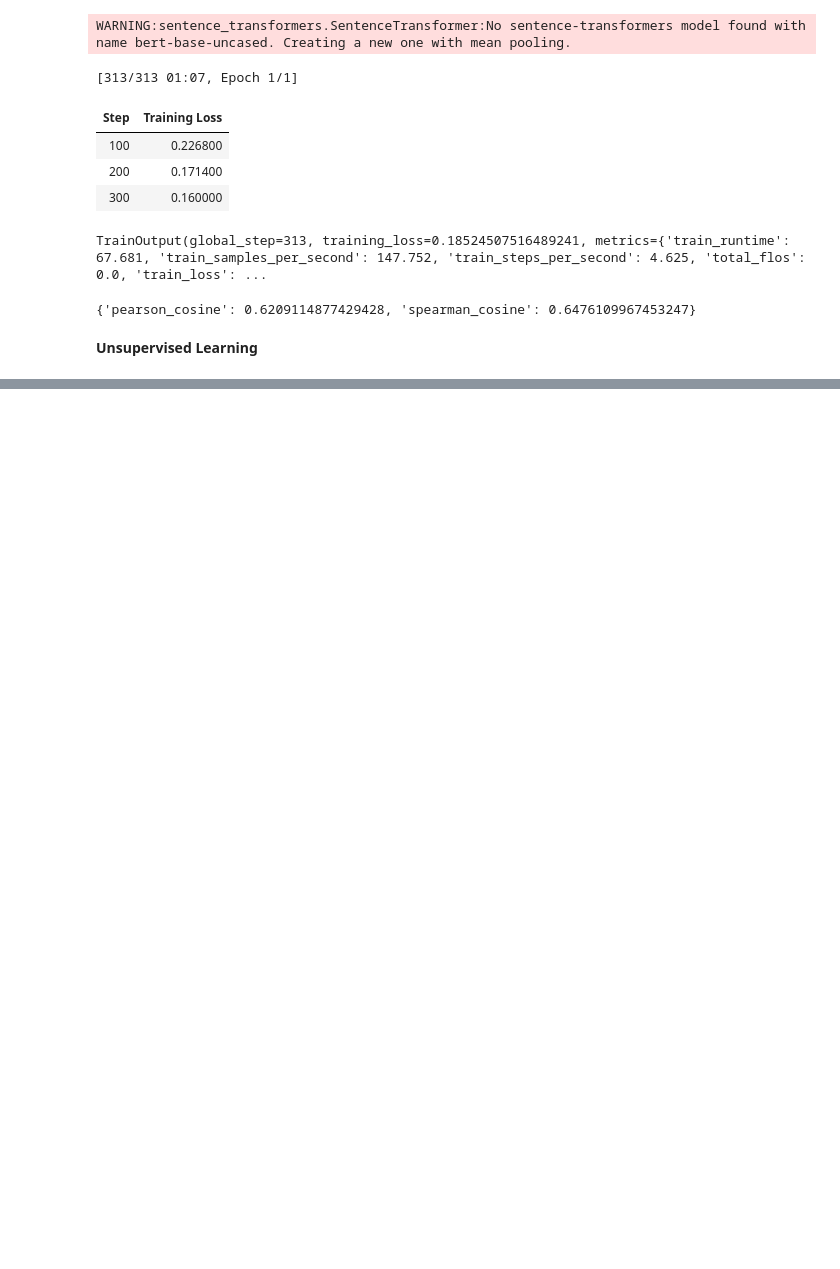
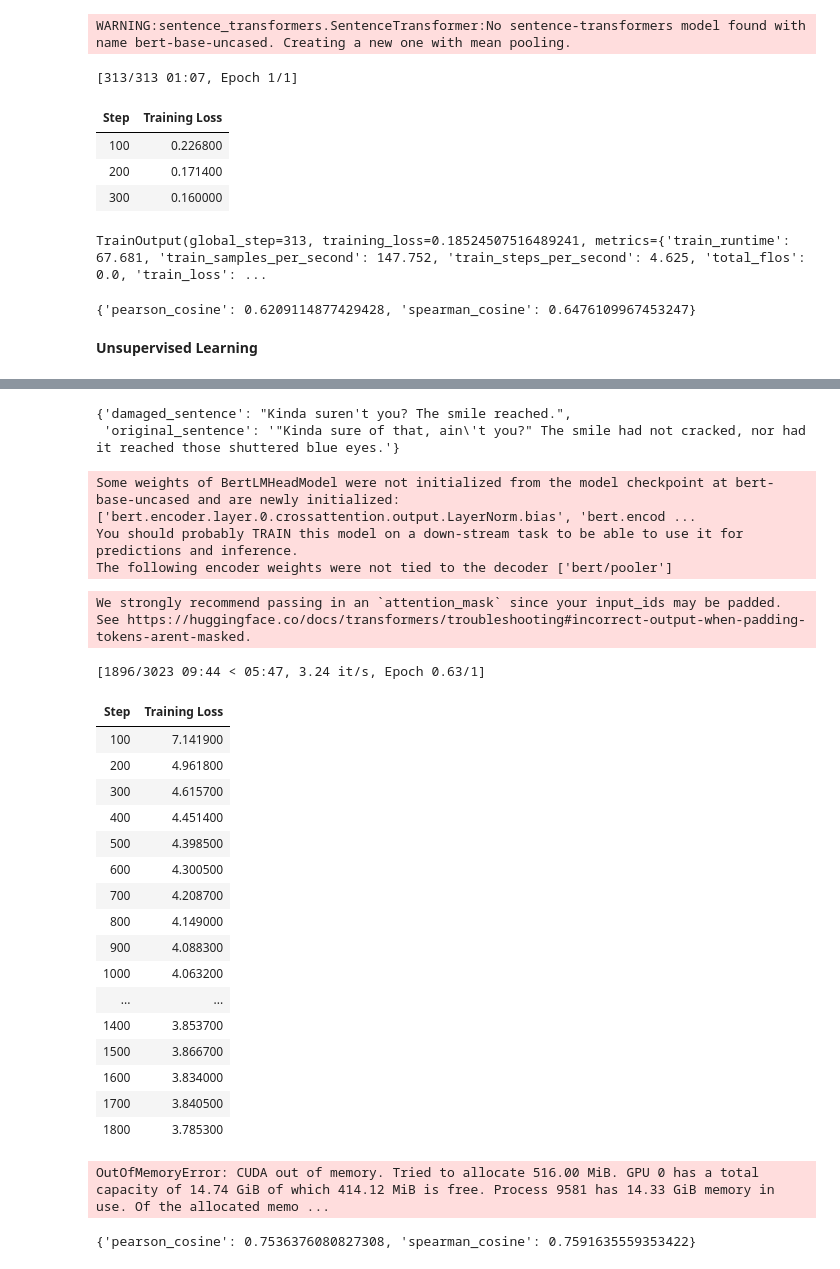
Before and after one commit to Ashishkhurana01/Hands-On-LLM, a Jupyter notebook: ch10_textEmbeddingModels.ipynb, the cells around one changed output, grey strips where cells are left out. Drawn from its saved outputs; the diff is of its cells as text; code cells hidden in the pictures; blank space fills up the shorter version.

```diff
--- a/ch10_textEmbeddingModels.ipynb
+++ b/ch10_textEmbeddingModels.ipynb
@@ -587,0 +617,5 @@ evaluator(embedding_model)
+# %%
+train_dataset[0]
+# %% [output]
+{'damaged_sentence': "Kinda suren't you? The smile reached.",
+ 'original_sentence': '"Kinda sure of that, ain\'t you?" The smile had not cracked, nor had it reached those shuttered blue eyes.'}
@@ -587,0 +633,70 @@ evaluator(embedding_model)
+# %%
+from sentence_transformers import models, SentenceTransformer
+
+# Create your embedding model
+word_embedding_model = models.Transformer('bert-base-uncased')
+pooling_model = models.Pooling(word_embedding_model.get_word_embedding_dimension(), 'cls')
+embedding_model = SentenceTransformer(modules=[word_embedding_model, pooling_model])
+# %%
+from sentence_transformers import losses
+
+# Use the denoising auto-encoder loss
+train_loss = losses.DenoisingAutoEncoderLoss(
+    embedding_model, tie_encoder_decoder=True
+)
+train_loss.decoder = train_loss.decoder.to("cuda")
+# %% [output]
+Some weights of BertLMHeadModel were not initialized from the model checkpoint at bert-base-uncased and are newly initialized: ['bert.encoder.layer.0.crossattention.output.LayerNorm.bias', 'bert.encod ...
+You should probably TRAIN this model on a down-stream task to be able to use it for predictions and inference.
+The following encoder weights were not tied to the decoder ['bert/pooler']
+# %%
+from sentence_transformers.trainer import SentenceTransformerTrainer
+from sentence_transformers.training_args import SentenceTransformerTrainingArguments
+
+# Define the training arguments
+args = SentenceTransformerTrainingArguments(
+    output_dir="tsdae_embedding_model",
+    num_train_epochs=1,
+    per_device_train_batch_size=16,
+    per_device_eval_batch_size=16,
+    warmup_steps=100,
+    fp16=True,
+    eval_steps=100,
+    logging_steps=100,
+)
+
+# Train model
+trainer = SentenceTransformerTrainer(
+    model=embedding_model,
+    args=args,
+    train_dataset=train_dataset,
+    loss=train_loss,
+    evaluator=evaluator
+)
+trainer.train()
+# %% [output]
+We strongly recommend passing in an `attention_mask` since your input_ids may be padded. See https://huggingface.co/docs/transformers/troubleshooting#incorrect-output-when-padding-tokens-arent-masked.
+[1896/3023 09:44 < 05:47, 3.24 it/s, Epoch 0.63/1]
+| Step | Training Loss |
+| 100 | 7.141900 |
+| 200 | 4.961800 |
+| 300 | 4.615700 |
+| 400 | 4.451400 |
+| 500 | 4.398500 |
+| 600 | 4.300500 |
+| 700 | 4.208700 |
+| 800 | 4.149000 |
+| 900 | 4.088300 |
+| 1000 | 4.063200 |
+| ... | ... |
+| 1400 | 3.853700 |
+| 1500 | 3.866700 |
+| 1600 | 3.834000 |
+| 1700 | 3.840500 |
+| 1800 | 3.785300 |
+OutOfMemoryError: CUDA out of memory. Tried to allocate 516.00 MiB. GPU 0 has a total capacity of 14.74 GiB of which 414.12 MiB is free. Process 9581 has 14.33 GiB memory in use. Of the allocated memo ...
+# %%
+# Evaluate our trained model
+evaluator(embedding_model)
+# %% [output]
+{'pearson_cosine': 0.7536376080827308, 'spearman_cosine': 0.7591635559353422}
```
Also changed, not shown: parts of 3 cells of this notebook.
